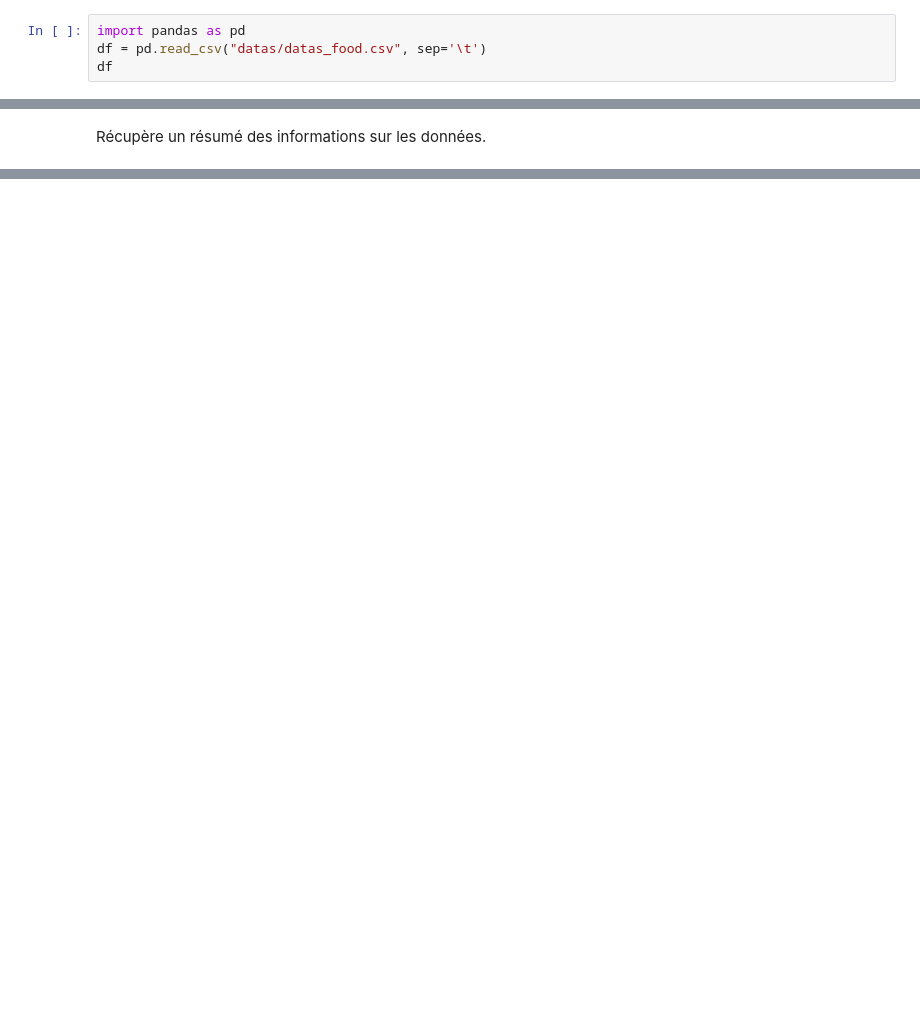
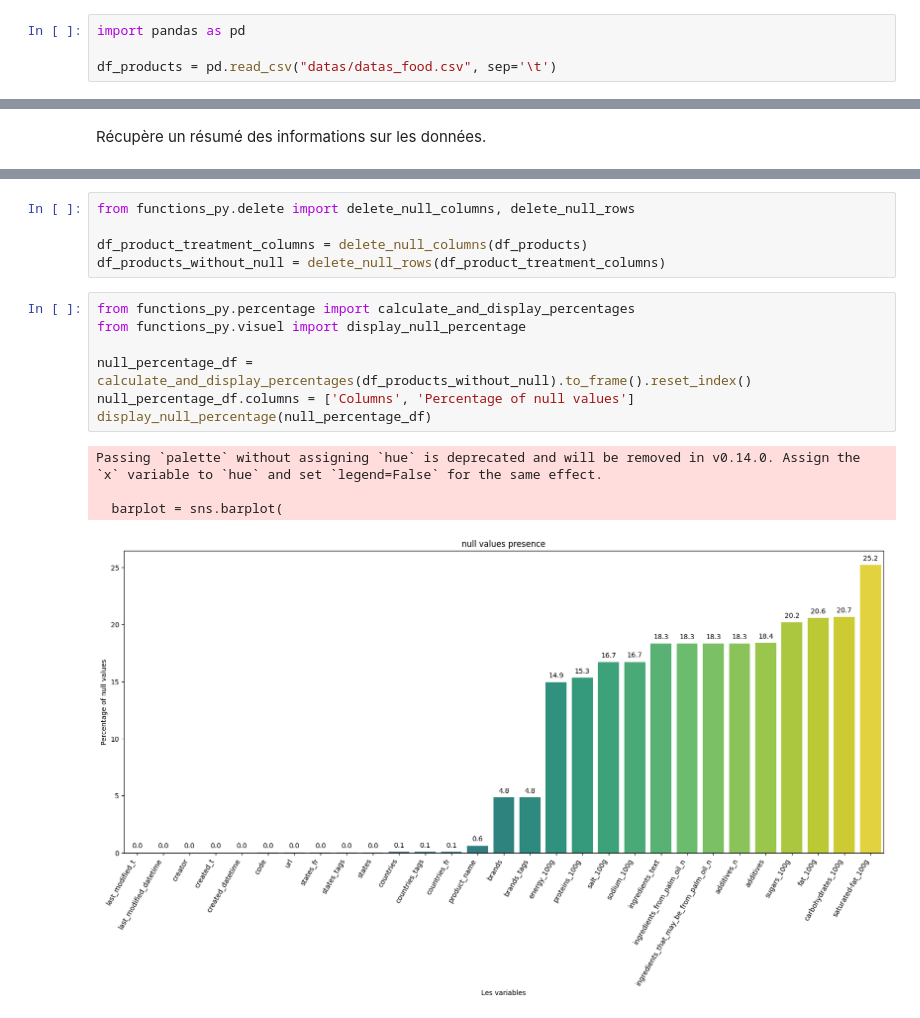
Before and after one commit to leen1515/p2, a Jupyter notebook: main.ipynb, the cells around one changed output, grey strips where cells are left out. Saved outputs shown, nothing was run; the diff lists cells and outputs as text; blank space fills up the shorter version.

Commit message:
feat(): functions for null's treatment + module organisation code

```diff
--- a/main.ipynb
+++ b/main.ipynb
@@ -1,4 +1,4 @@
 # %%
 import pandas as pd
-df = pd.read_csv("datas/datas_food.csv", sep='\t')
-df
+
+df_products = pd.read_csv("datas/datas_food.csv", sep='\t')
@@ -65,0 +33,17 @@ dtype: int64
+# %%
+from functions_py.delete import delete_null_columns, delete_null_rows
+
+df_product_treatment_columns = delete_null_columns(df_products)
+df_products_without_null = delete_null_rows(df_product_treatment_columns)
+# %%
+from functions_py.percentage import calculate_and_display_percentages
+from functions_py.visuel import display_null_percentage
+
+null_percentage_df = calculate_and_display_percentages(df_products_without_null).to_frame().reset_index()
+null_percentage_df.columns = ['Columns', 'Percentage of null values']
+display_null_percentage(null_percentage_df)
+# %% [output]
+Passing `palette` without assigning `hue` is deprecated and will be removed in v0.14.0. Assign the `x` variable to `hue` and set `legend=False` for the same effect.
+
+  barplot = sns.barplot(
+[figure, added]
```
Also changed, not shown: parts of 4 cells of this notebook, 3 other files.
